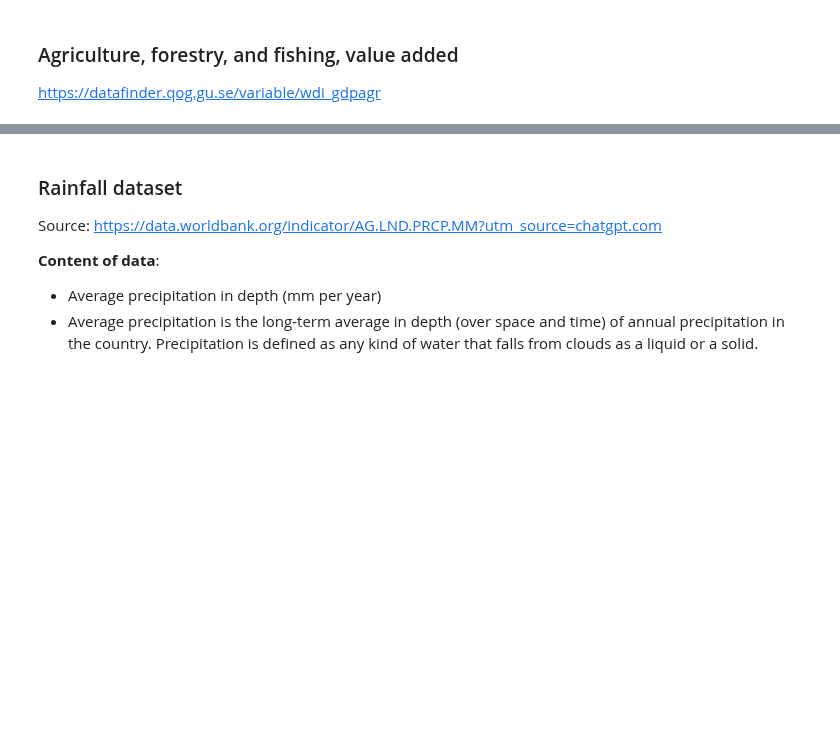
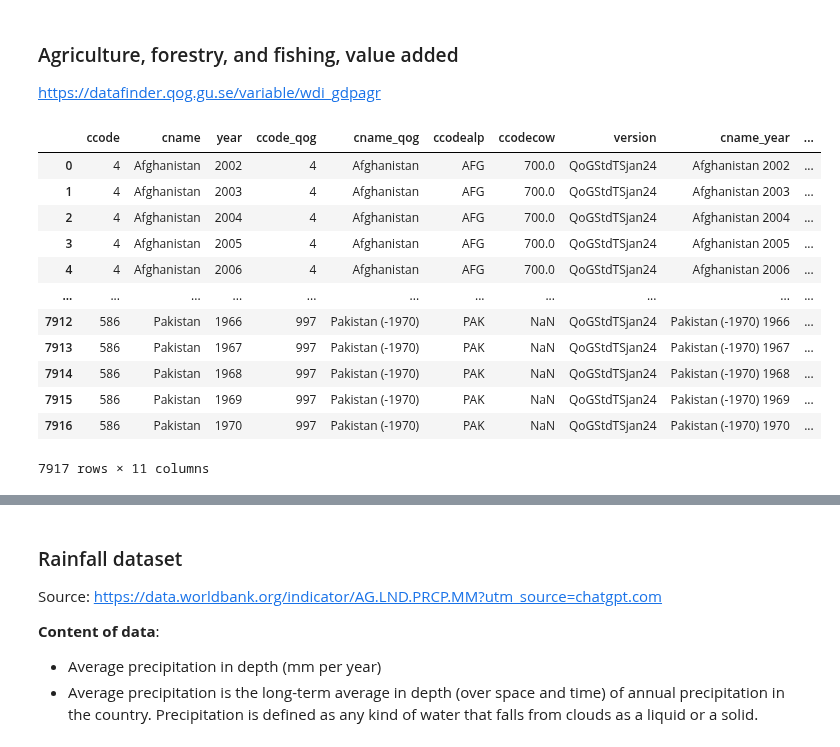
Before and after one commit to ZeliaDec/DataScience, a Jupyter notebook: Data_Notebook.ipynb, the cells around one changed output, grey strips where cells are left out. Saved outputs shown, nothing was run; the diff lists cells and outputs as text; code cells hidden in the pictures; blank space fills up the shorter version.

```diff
--- a/Data_Notebook.ipynb
+++ b/Data_Notebook.ipynb
@@ -1810,3 +1810,28 @@ last_df.head()
 # %% [markdown]
 ### Agriculture, forestry, and fishing, value added
 https://datafinder.qog.gu.se/variable/wdi_gdpagr
+# %%
+wdi_gdpagr = pd.read_csv(filepath + "wdi_gdpagr.csv", delimiter = ";")
+
+# Convert commas to dots for numeric columns
+for col in  wdi_gdpagr.columns:
+    if  wdi_gdpagr[col].dtype == 'object':
+        try:
+             wdi_gdpagr[col] = pd.to_numeric(wdi_gdpagr[col].str.replace(',', '.'), errors='raise')
+        except ValueError:
+            pass
+wdi_gdpagr
+# %% [output]
+|  | ccode | cname | year | ccode_qog | cname_qog | ccodealp | ccodecow | version | cname_year | ... |
+| 0 | 4 | Afghanistan | 2002 | 4 | Afghanistan | AFG | 700.0 | QoGStdTSjan24 | Afghanistan 2002 | ... |
+| 1 | 4 | Afghanistan | 2003 | 4 | Afghanistan | AFG | 700.0 | QoGStdTSjan24 | Afghanistan 2003 | ... |
+| 2 | 4 | Afghanistan | 2004 | 4 | Afghanistan | AFG | 700.0 | QoGStdTSjan24 | Afghanistan 2004 | ... |
+| 3 | 4 | Afghanistan | 2005 | 4 | Afghanistan | AFG | 700.0 | QoGStdTSjan24 | Afghanistan 2005 | ... |
+| 4 | 4 | Afghanistan | 2006 | 4 | Afghanistan | AFG | 700.0 | QoGStdTSjan24 | Afghanistan 2006 | ... |
+| ... | ... | ... | ... | ... | ... | ... | ... | ... | ... | ... |
+| 7912 | 586 | Pakistan | 1966 | 997 | Pakistan (-1970) | PAK | NaN | QoGStdTSjan24 | Pakistan (-1970) 1966 | ... |
+| 7913 | 586 | Pakistan | 1967 | 997 | Pakistan (-1970) | PAK | NaN | QoGStdTSjan24 | Pakistan (-1970) 1967 | ... |
+| 7914 | 586 | Pakistan | 1968 | 997 | Pakistan (-1970) | PAK | NaN | QoGStdTSjan24 | Pakistan (-1970) 1968 | ... |
+| 7915 | 586 | Pakistan | 1969 | 997 | Pakistan (-1970) | PAK | NaN | QoGStdTSjan24 | Pakistan (-1970) 1969 | ... |
+| 7916 | 586 | Pakistan | 1970 | 997 | Pakistan (-1970) | PAK | NaN | QoGStdTSjan24 | Pakistan (-1970) 1970 | ... |
+7917 rows × 11 columns
```
Also changed, not shown: parts of 3 cells of this notebook, 2 other files.
